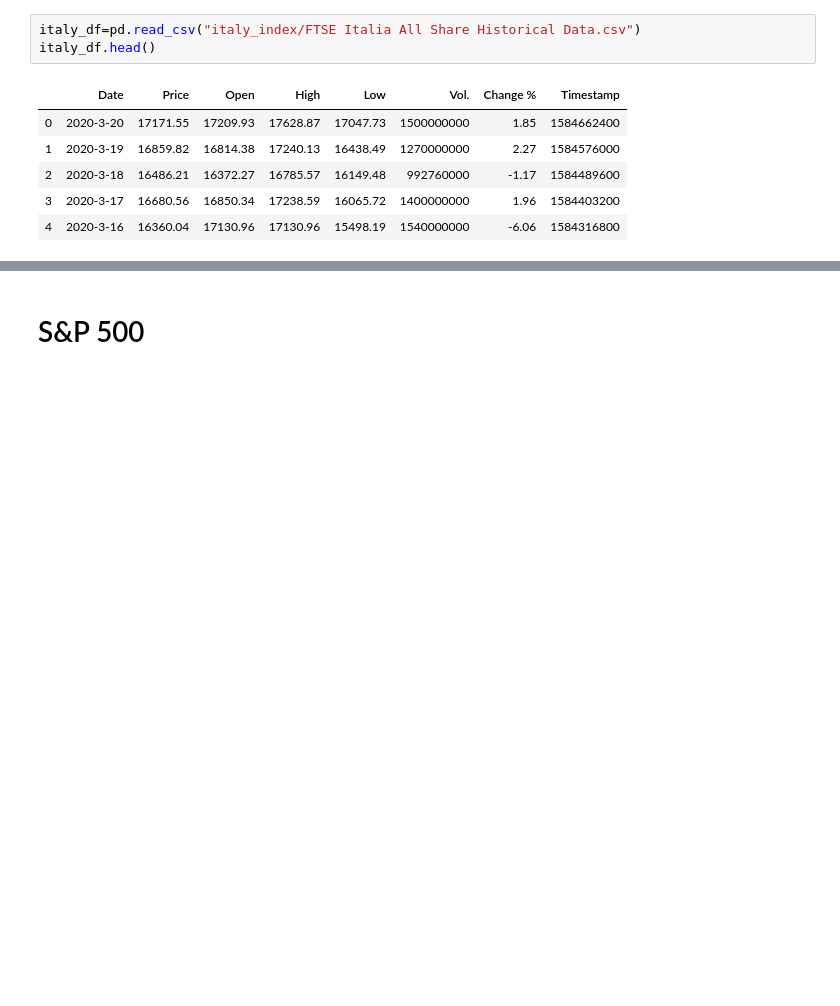
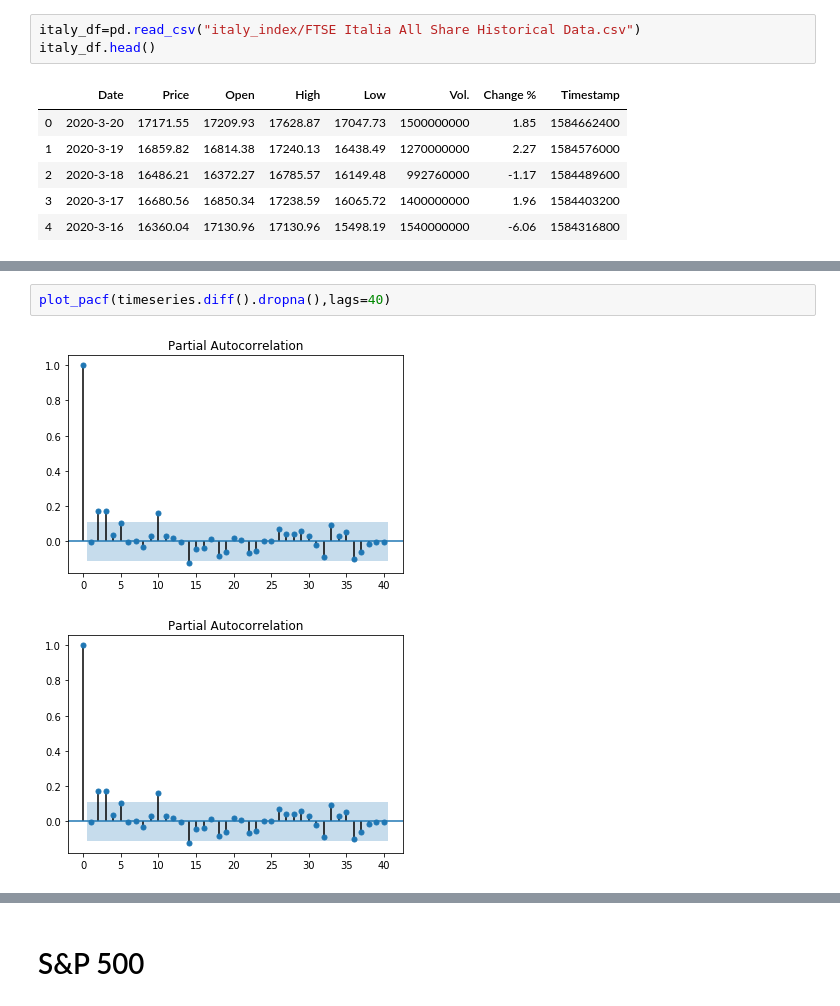
Before and after one commit to nberman12/COVID19-vs-Stocks, a Jupyter notebook: dev/nate/COVID19_Analytics.ipynb, the cells around one changed output, grey strips where cells are left out. Saved outputs shown, nothing was run; the diff lists cells and outputs as text; blank space fills up the shorter version.

```diff
--- a/dev/nate/COVID19_Analytics.ipynb
+++ b/dev/nate/COVID19_Analytics.ipynb
@@ -22,0 +46,5 @@ italy_df.head()
+# %%
+plot_pacf(timeseries.diff().dropna(),lags=40)
+# %% [output]
+[figure, added]
+[figure, added]
```
Also changed, not shown: parts of 14 cells of this notebook.
